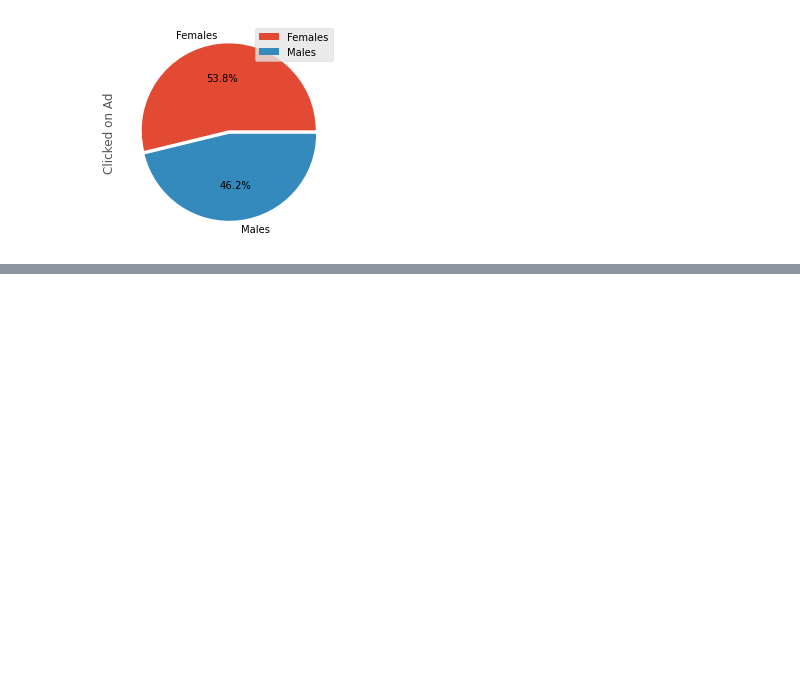
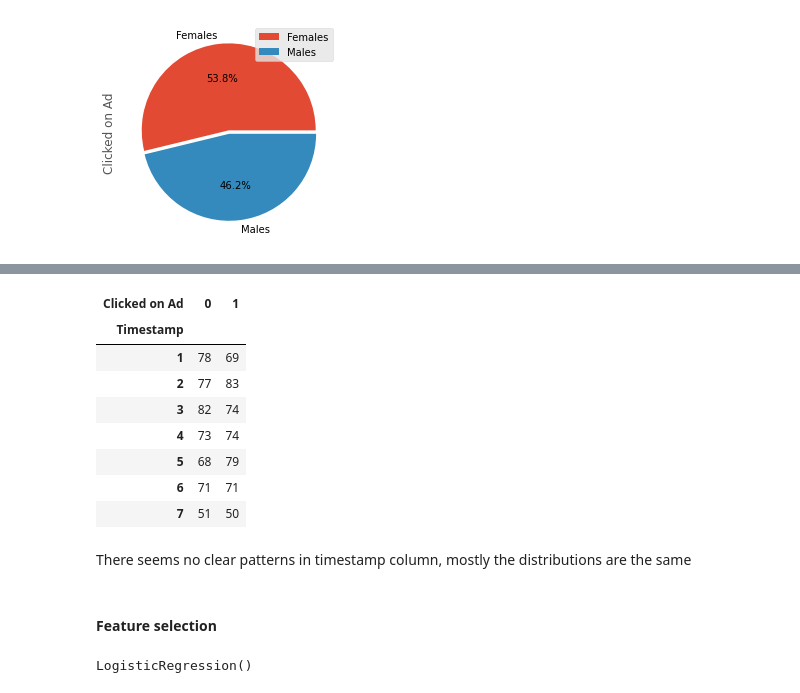
Before and after one commit to Wisal-Mukhtiar/Predicting-User-Adclick-using-LogisticRegression, a Jupyter notebook: notebook.ipynb, the cells around one changed output, grey strips where cells are left out. Cells and saved outputs as stored; diff of their text form; code cells hidden in the pictures; blank space fills up the shorter version.

Commit message:
Training the model

```diff
--- a/notebook.ipynb
+++ b/notebook.ipynb
@@ -183,0 +184,3 @@ pd.crosstab(temp['hour'],temp['Clicked on Ad'])
+# %%
+temp['quarter'] = df['Timestamp'].dt.quarter
+pd.crosstab(temp['quarter'],temp['Clicked on Ad'])
@@ -183,0 +193,16 @@ pd.crosstab(temp['hour'],temp['Clicked on Ad'])
+# %%
+pd.crosstab(temp['Timestamp'].dt.month,temp['Clicked on Ad'])
+# %% [output]
+| Clicked on Ad | 0 | 1 |
+| Timestamp |  |  |
+| 1 | 78 | 69 |
+| 2 | 77 | 83 |
+| 3 | 82 | 74 |
+| 4 | 73 | 74 |
+| 5 | 68 | 79 |
+| 6 | 71 | 71 |
+| 7 | 51 | 50 |
+# %% [markdown]
+There seems no clear patterns in timestamp column, mostly the distributions are the same
+# %% [markdown]
+#### Feature selection
@@ -183,0 +215,5 @@ pd.crosstab(temp['hour'],temp['Clicked on Ad'])
+# %%
+lr_model = LogisticRegression()
+lr_model.fit(X_train,y_train)
+# %% [output]
+LogisticRegression()
```
Also changed, not shown: parts of 13 cells of this notebook.
